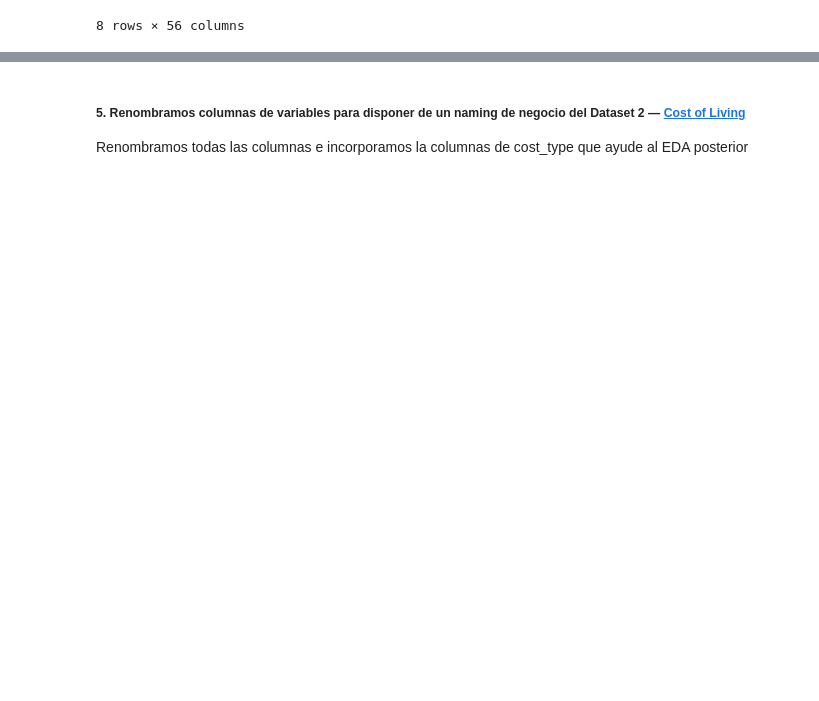
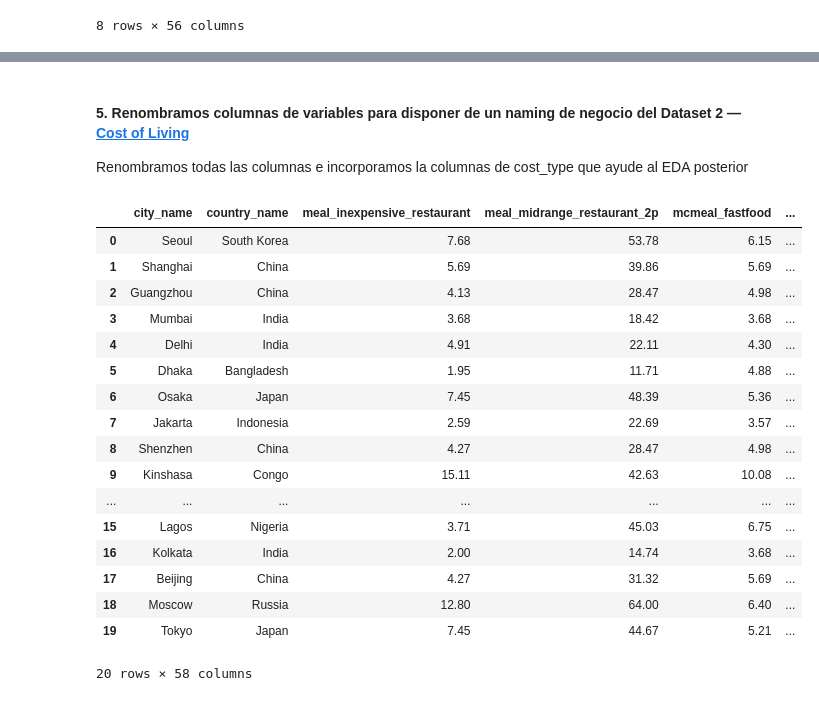
Before and after one commit to danielaaguirrej55-source/EDA-Nomadismo-Digital, a Jupyter notebook: src/notebooks/ETL_cost_living_juanfcia_draft.ipynb, the cells around one changed output, grey strips where cells are left out. Saved outputs shown, nothing was run; the diff lists cells and outputs as text; code cells hidden in the pictures; blank space fills up the shorter version.

```diff
--- a/src/notebooks/ETL_cost_living_juanfcia_draft.ipynb
+++ b/src/notebooks/ETL_cost_living_juanfcia_draft.ipynb
@@ -128,4 +128,38 @@ pd.read_csv("./data/cost-of-living-vars-map.csv")
+# %%
+# Una vez pulido el mapping nuevo de variables, lo instancionamos en un dataset
+
+df_vars_cost = pd.read_csv("./data/cost-of-living-vars-map.csv")
 # %% [markdown]
-##### **5. Renombramos columnas de variables para disponer de un naming de negocio del Dataset 2 — [Cost of Living](https://www.kaggle.com/datasets/mvieira101/global-cost-of-living/code)**
+#### **5. Renombramos columnas de variables para disponer de un naming de negocio del Dataset 2 — [Cost of Living](https://www.kaggle.com/datasets/mvieira101/global-cost-of-living/code)**
 
 Renombramos todas las columnas e incorporamos la columnas de cost_type que ayude al EDA posterior
+# %%
+# Preparamos el diccionario de mapeo: de 'original_name_var' a 'name_var'
+# Usamos 'zip' para emparejar la columna antigua con la nueva
+
+rename_vars_dict = dict(zip(df_vars_cost['original_name_var'], df_vars_cost['name_var']))
+# %%
+# Renombramos columnas con método rename
+# Visualizamos 20 filas del dataset para ver si está todo correcto comparado con el original --> parece que está todo OK
+
+df_cost_rename = df_cost.rename(columns=rename_vars_dict)
+df_cost_rename.head(20)
+# %% [output]
+|  | city_name | country_name | meal_inexpensive_restaurant | meal_midrange_restaurant_2p | mcmeal_fastfood | ... |
+| 0 | Seoul | South Korea | 7.68 | 53.78 | 6.15 | ... |
+| 1 | Shanghai | China | 5.69 | 39.86 | 5.69 | ... |
+| 2 | Guangzhou | China | 4.13 | 28.47 | 4.98 | ... |
+| 3 | Mumbai | India | 3.68 | 18.42 | 3.68 | ... |
+| 4 | Delhi | India | 4.91 | 22.11 | 4.30 | ... |
+| 5 | Dhaka | Bangladesh | 1.95 | 11.71 | 4.88 | ... |
+| 6 | Osaka | Japan | 7.45 | 48.39 | 5.36 | ... |
+| 7 | Jakarta | Indonesia | 2.59 | 22.69 | 3.57 | ... |
+| 8 | Shenzhen | China | 4.27 | 28.47 | 4.98 | ... |
+| 9 | Kinshasa | Congo | 15.11 | 42.63 | 10.08 | ... |
+| ... | ... | ... | ... | ... | ... | ... |
+| 15 | Lagos | Nigeria | 3.71 | 45.03 | 6.75 | ... |
+| 16 | Kolkata | India | 2.00 | 14.74 | 3.68 | ... |
+| 17 | Beijing | China | 4.27 | 31.32 | 5.69 | ... |
+| 18 | Moscow | Russia | 12.80 | 64.00 | 6.40 | ... |
+| 19 | Tokyo | Japan | 7.45 | 44.67 | 5.21 | ... |
+20 rows × 58 columns
```
Also changed, not shown: parts of 6 cells of this notebook, 2 other files.
